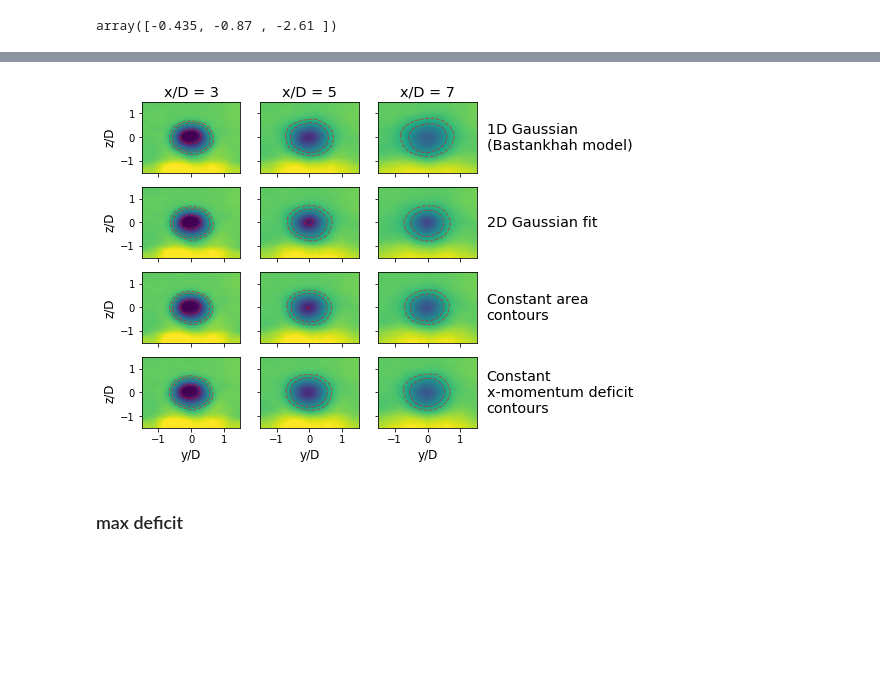
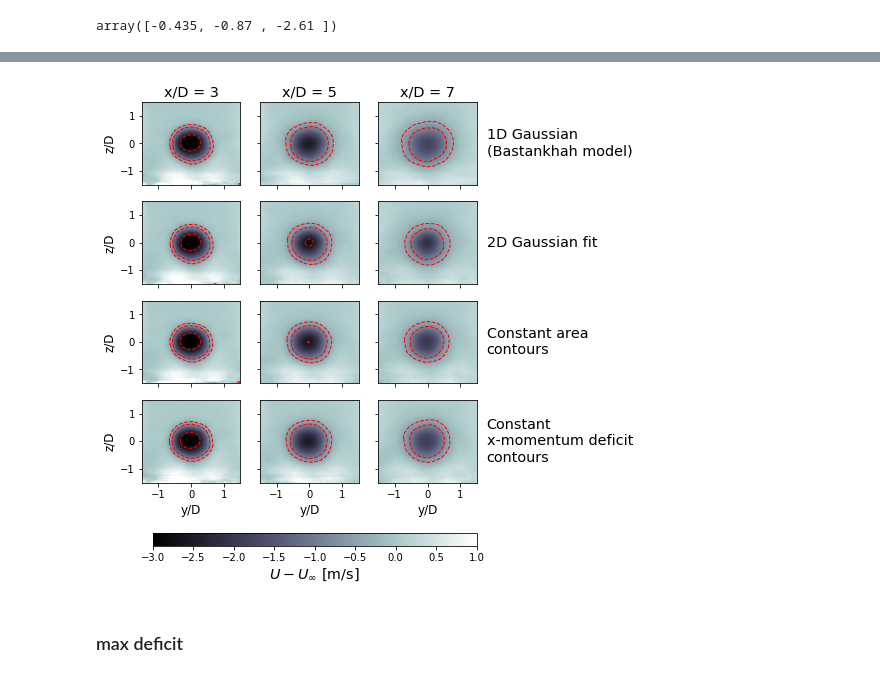
Before and after one commit to ewquon/analysis, a Jupyter notebook: WindTech2019/analyze_wake_MFoR.ipynb, the cells around one changed output, grey strips where cells are left out. Drawn from its saved outputs; the diff is of its cells as text; code cells hidden in the pictures; blank space fills up the shorter version.

```diff
--- a/WindTech2019/analyze_wake_MFoR.ipynb
+++ b/WindTech2019/analyze_wake_MFoR.ipynb
@@ -118,41 +122,38 @@ selected_downstream = [3,5,7]
 # %%
+selected_downstream = [3,5,7]
+
 fig,ax = plt.subplots(nrows=len(wakedata.keys()), ncols=len(selected_downstream),
                       sharex=True, sharey=True,
-                      figsize=(6,6))
-ymean,zmean = {},{}
-max_deficit = {}
+                      figsize=(6,7))
 for i,name in enumerate(wakedata.keys()):
-    vdmax = []
-    y,z = [],[]
     for j,downD in enumerate(selected_downstream):
         planedata = mean_wake[name].sel(x_D=downD).to_array()
-        vdmax.append(planedata.min())
-        imin,jmin = np.unravel_index(np.argmin(planedata[0,:,:]),yy1.shape)
-        y.append(yy1[imin,jmin])
-        z.append(zz1[imin,jmin])
-        ax[i,j].pcolormesh(yy/D,zz/D,planedata[0,:,:],vmin=-3,vmax=1)
+        # plot contours
+        cm = ax[i,j].pcolormesh(yy/D,zz/D,planedata[0,:,:],vmin=-3,vmax=1,cmap='bone')
+        # plot selected outlines
         cont = ax[i,j].contour(yy1/D,zz1/D,planedata[0,:,:],levels=sorted(edgelevels),
-                               colors='r',linewidths=1,alpha=0.5)
-    max_deficit[name] = np.array(vdmax)
-    ymean[name] = np.array(y)
-    zmean[name] = np.array(z)
+                               colors='r',linewidths=1)
 
 # formatting
 txt_objs = []
 for i,name in enumerate(wakedata.keys()):
     txt = ax[i,-1].text(1.1, 0.5, displaynames[name], fontsize='x-large',
                         horizontalalignment='left',verticalalignment='center',transform=ax[i,-1].transAxes)
     txt_objs.append(txt)
     ax[i,0].set_ylabel('z/D',fontsize='large')
 for j,downD in enumerate(selected_downstream):
     ax[-1,j].set_xlabel('y/D',fontsize='large')
     ax[0,j].set_title('x/D = {:g}'.format(downD),fontsize='x-large')
+fig.subplots_adjust(bottom=0.125)
+cax = fig.add_axes([0.15,0,0.75,0.025]) # left,bottom,width,height
+cbar = fig.colorbar(cm,cax=cax,orientation='horizontal')
+cbar.set_label(r'$U - U_\infty$ [m/s]',fontsize='x-large')
 
 # save
 fig.savefig('figures/all_wakes_MFoR_truncated.png',dpi=300,
             bbox_extra_artists=txt_objs, bbox_inches='tight')
 # %% [output]
-[figure, old version]
+[figure, new version]
 # %% [markdown]
 ### max deficit
 # %%
```
Also changed, not shown: parts of 16 cells of this notebook.
